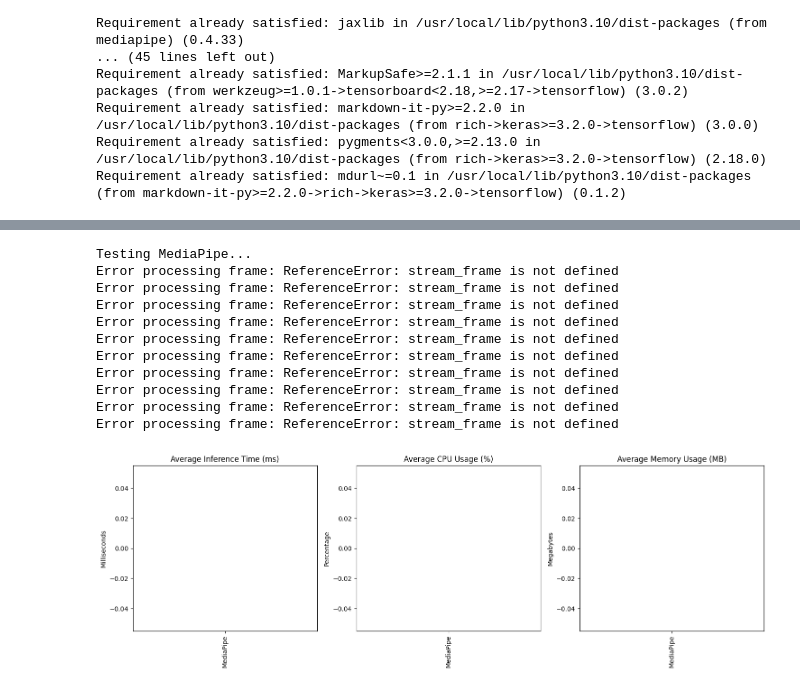
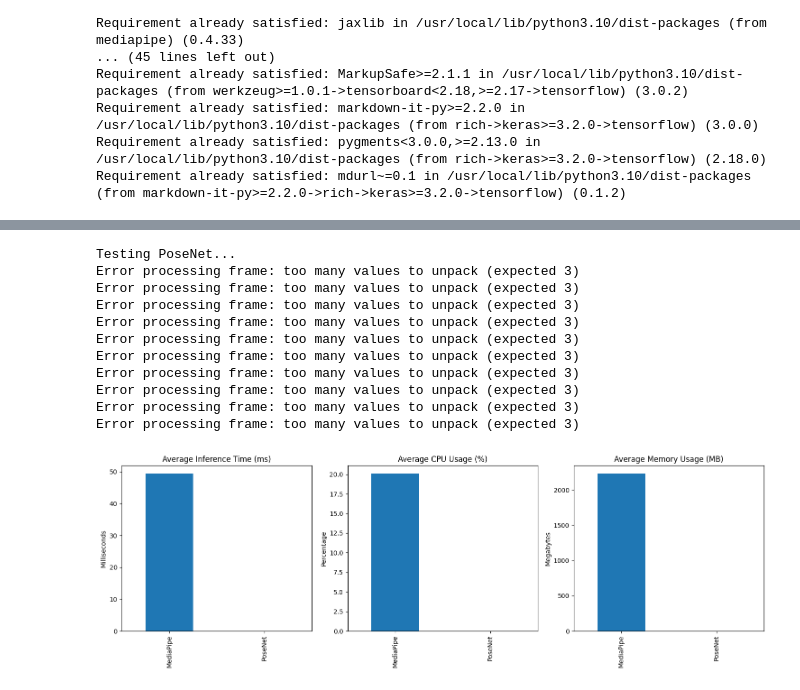
Before and after one commit to phantomreach/phantom-reach, a Jupyter notebook: models_comparasion_webcam_demo.ipynb, the cells around one changed output, grey strips where cells are left out. Cells and saved outputs as stored; diff of their text form; code cells hidden in the pictures.

```diff
--- a/models_comparasion_webcam_demo.ipynb
+++ b/models_comparasion_webcam_demo.ipynb
@@ -252,6 +293,7 @@ class MediaPipePoseEstimator:
 def run_comparison(num_frames=10):
     models = {
         "MediaPipe": MediaPipePoseEstimator(),
+        "PoseNet": PoseNetEstimator(),
     }
 
     results = {}
@@ -301,21 +343,26 @@ def plot_results(results_df):
     plt.tight_layout()
     plt.show()
 # %%
+# Initialize video stream
+video_stream()
+time.sleep(3)  # Give time for webcam to initialize
+
+# Run comparison
 try:
-    results = run_comparison()
+    results = run_comparison(num_frames=10)
     plot_results(results)
 except Exception as e:
     print(f"Error during comparison: {e}")
 # %% [output]
-Testing MediaPipe...
-Error processing frame: ReferenceError: stream_frame is not defined
-Error processing frame: ReferenceError: stream_frame is not defined
-Error processing frame: ReferenceError: stream_frame is not defined
-Error processing frame: ReferenceError: stream_frame is not defined
-Error processing frame: ReferenceError: stream_frame is not defined
-Error processing frame: ReferenceError: stream_frame is not defined
-Error processing frame: ReferenceError: stream_frame is not defined
-Error processing frame: ReferenceError: stream_frame is not defined
-Error processing frame: ReferenceError: stream_frame is not defined
-Error processing frame: ReferenceError: stream_frame is not defined
+Testing PoseNet...
+Error processing frame: too many values to unpack (expected 3)
+Error processing frame: too many values to unpack (expected 3)
+Error processing frame: too many values to unpack (expected 3)
+Error processing frame: too many values to unpack (expected 3)
+Error processing frame: too many values to unpack (expected 3)
+Error processing frame: too many values to unpack (expected 3)
+Error processing frame: too many values to unpack (expected 3)
+Error processing frame: too many values to unpack (expected 3)
+Error processing frame: too many values to unpack (expected 3)
+Error processing frame: too many values to unpack (expected 3)
-[figure, old version]
+[figure, new version]
```
Also changed, not shown: parts of 2 cells of this notebook.
